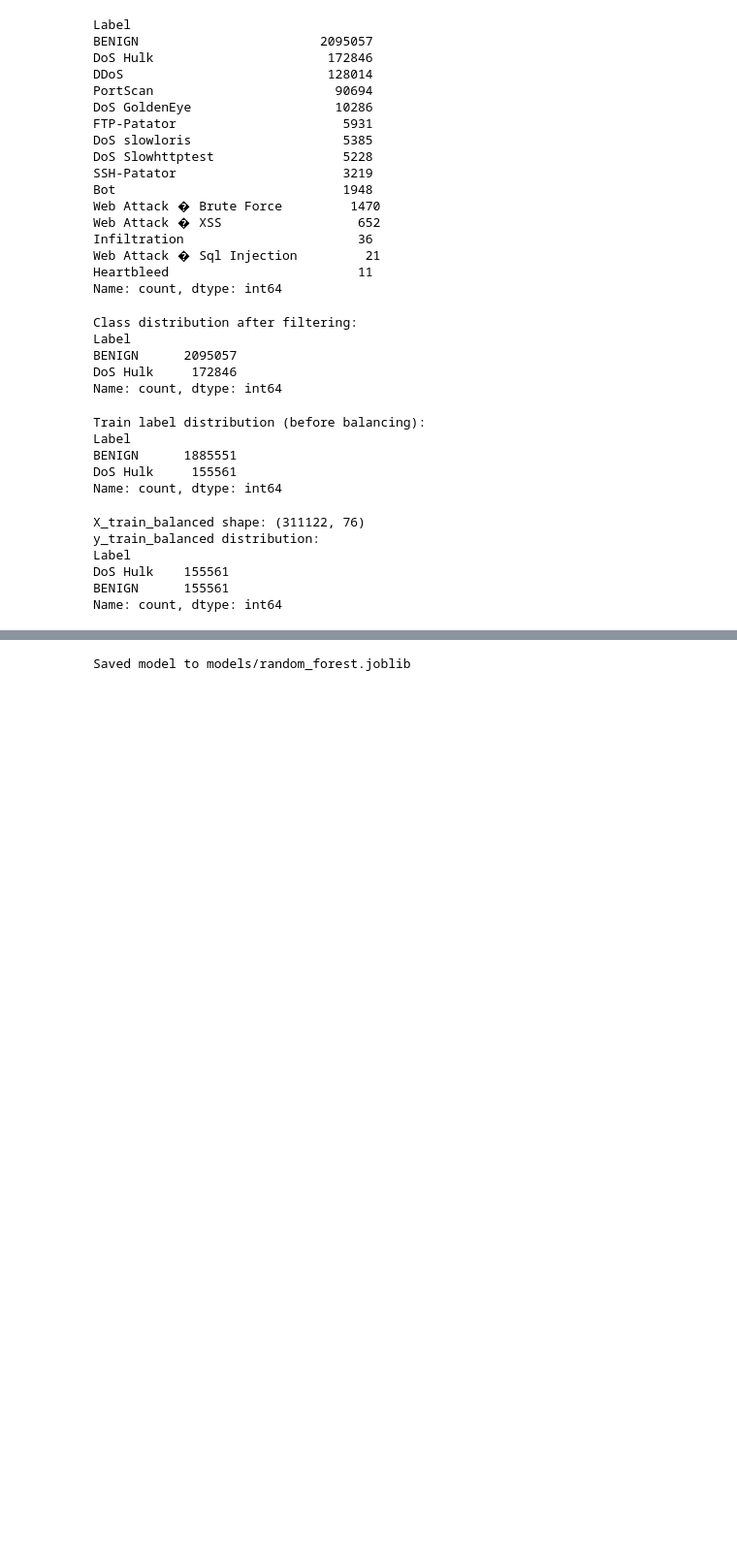
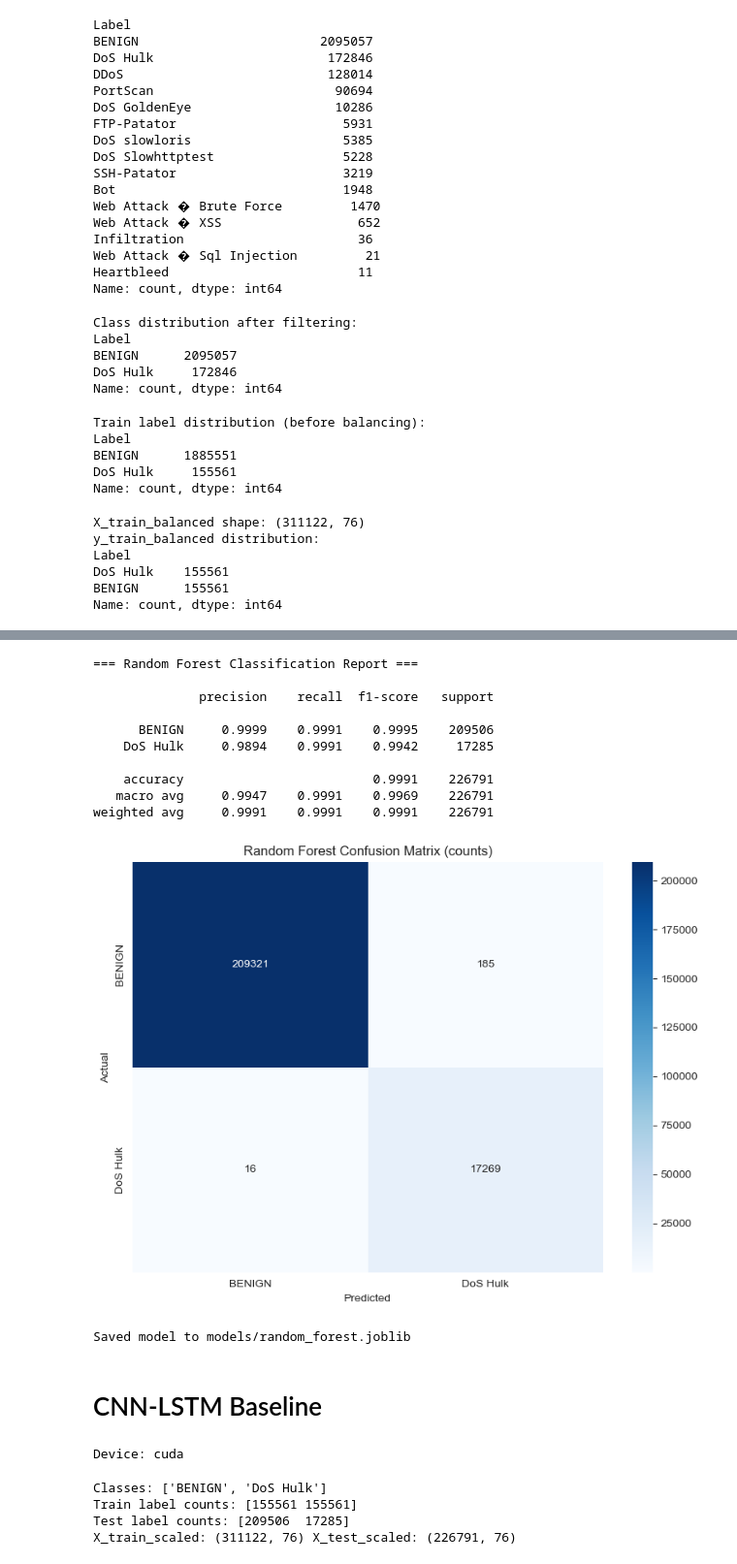
Before and after one commit to ramuld12/Property-based-Neural-Network-Verification, a Jupyter notebook: baseline/baseline.ipynb, the cells around one changed output, grey strips where cells are left out. Shown at 97% size. Cells and saved outputs as stored; diff of their text form; code cells hidden in the pictures; blank space fills up the shorter version.

Commit message:
Added CNNLSTM baseline

```diff
--- a/baseline/baseline.ipynb
+++ b/baseline/baseline.ipynb
@@ -98,11 +99,13 @@ Heartbleed                         11
 Name: count, dtype: int64
 # %%
 # Filter dataset
-labels = ['BENIGN', 'DoS Hulk']
-binary_df = full_df[full_df['Label'].isin(labels)].copy()
+attack_labels = ['DoS Hulk']
+all_labels = ['BENIGN'] + attack_labels
+
+filtered_df = full_df[full_df['Label'].isin(all_labels)].copy()
 
 print("Class distribution after filtering:")
-print(binary_df['Label'].value_counts())
+print(filtered_df['Label'].value_counts())
 # %% [output]
 Class distribution after filtering:
 Label
@@ -110,8 +113,8 @@ BENIGN      2095057
 DoS Hulk     172846
 Name: count, dtype: int64
 # %%
-X_full = binary_df.drop('Label', axis=1)
-y_full = binary_df['Label']
+X_full = filtered_df.drop('Label', axis=1)
+y_full = filtered_df['Label']
 
 X_train, X_test, y_train, y_test = train_test_split(
     X_full, y_full,
@@ -130,17 +133,16 @@ DoS Hulk     155561
 Name: count, dtype: int64
 # %%
 # Balance ONLY the training set (downsample the majority class to match the minority)
-
 train_df = X_train.copy()
 train_df['Label'] = y_train.values
 
 counts = train_df['Label'].value_counts()
-dos_hulk_counts = counts.min()
+attack_min_counts = counts.min()
 
-dos_hulk_df = train_df[train_df['Label'] == 'DoS Hulk']
-benign_sampled_df = train_df[train_df['Label'] == 'BENIGN'].sample(n=dos_hulk_counts, random_state=42)
+attack_df = train_df[train_df['Label'].isin(attack_labels)]
+benign_sampled_df = train_df[train_df['Label'] == 'BENIGN'].sample(n=attack_min_counts, random_state=42)
 
-balanced_train_df = pd.concat([dos_hulk_df, benign_sampled_df], ignore_index=True).sample(frac=1, random_state=42)
+balanced_train_df = pd.concat([attack_df, benign_sampled_df], ignore_index=True).sample(frac=1, random_state=42)
 # %%
 X_train_balanced = balanced_train_df.drop('Label', axis=1)
 y_train_balanced = balanced_train_df['Label']
@@ -211,3 +223,21 @@ weighted avg       1.00      1.00      1.00    226791
+# %%
+evaluate_model(
+    y_true=y_test,
+    y_pred=clf.predict(X_test),
+    model_name="Random Forest"
+)
+# %% [output]
+=== Random Forest Classification Report ===
+
+              precision    recall  f1-score   support
+
+      BENIGN     0.9999    0.9991    0.9995    209506
+    DoS Hulk     0.9894    0.9991    0.9942     17285
+
+    accuracy                         0.9991    226791
+   macro avg     0.9947    0.9991    0.9969    226791
+weighted avg     0.9991    0.9991    0.9991    226791
+[figure, added]
 # %%
 # Save model + encoders
 os.makedirs('models', exist_ok=True)
@@ -218,3 +248,39 @@ joblib.dump({
 print("Saved model to", out_path)
 # %% [output]
 Saved model to models/random_forest.joblib
+# %% [markdown]
+# CNN-LSTM Baseline
+# %%
+import numpy as np
+import torch
+import torch.nn as nn
+from torch.utils.data import Dataset, DataLoader
+
+from sklearn.preprocessing import LabelEncoder, StandardScaler
+from sklearn.metrics import classification_report, confusion_matrix
+
+device = torch.device("cuda" if torch.cuda.is_available() else "cpu")
+print("Device:", device)
+# %% [output]
+Device: cuda
+# %%
+# STEP 2: Encode labels + scale features (fit scaler on train only)
+
+le = LabelEncoder()
+y_train_enc = le.fit_transform(y_train_balanced.astype(str))
+y_test_enc  = le.transform(y_test.astype(str))
+
+print("Classes:", list(le.classes_))
+print("Train label counts:", np.bincount(y_train_enc))
+print("Test label counts:", np.bincount(y_test_enc))
+
+scaler = StandardScaler()
+X_train_scaled = scaler.fit_transform(X_train_balanced)
+X_test_scaled  = scaler.transform(X_test)
+
+print("X_train_scaled:", X_train_scaled.shape, "X_test_scaled:", X_test_scaled.shape)
+# %% [output]
+Classes: ['BENIGN', 'DoS Hulk']
+Train label counts: [155561 155561]
+Test label counts: [209506  17285]
+X_train_scaled: (311122, 76) X_test_scaled: (226791, 76)
```
Also changed, not shown: parts of 9 cells of this notebook, 1 other file.
